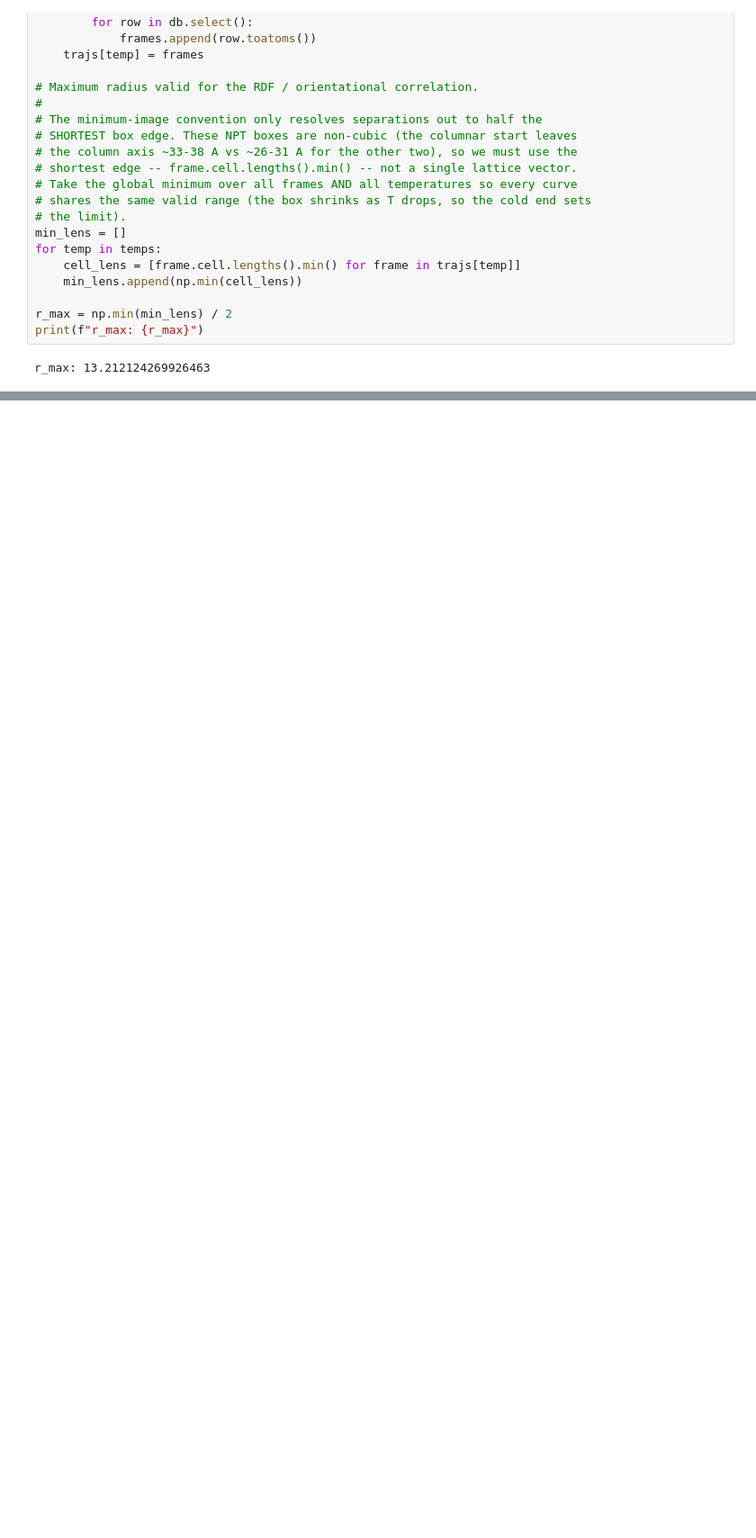
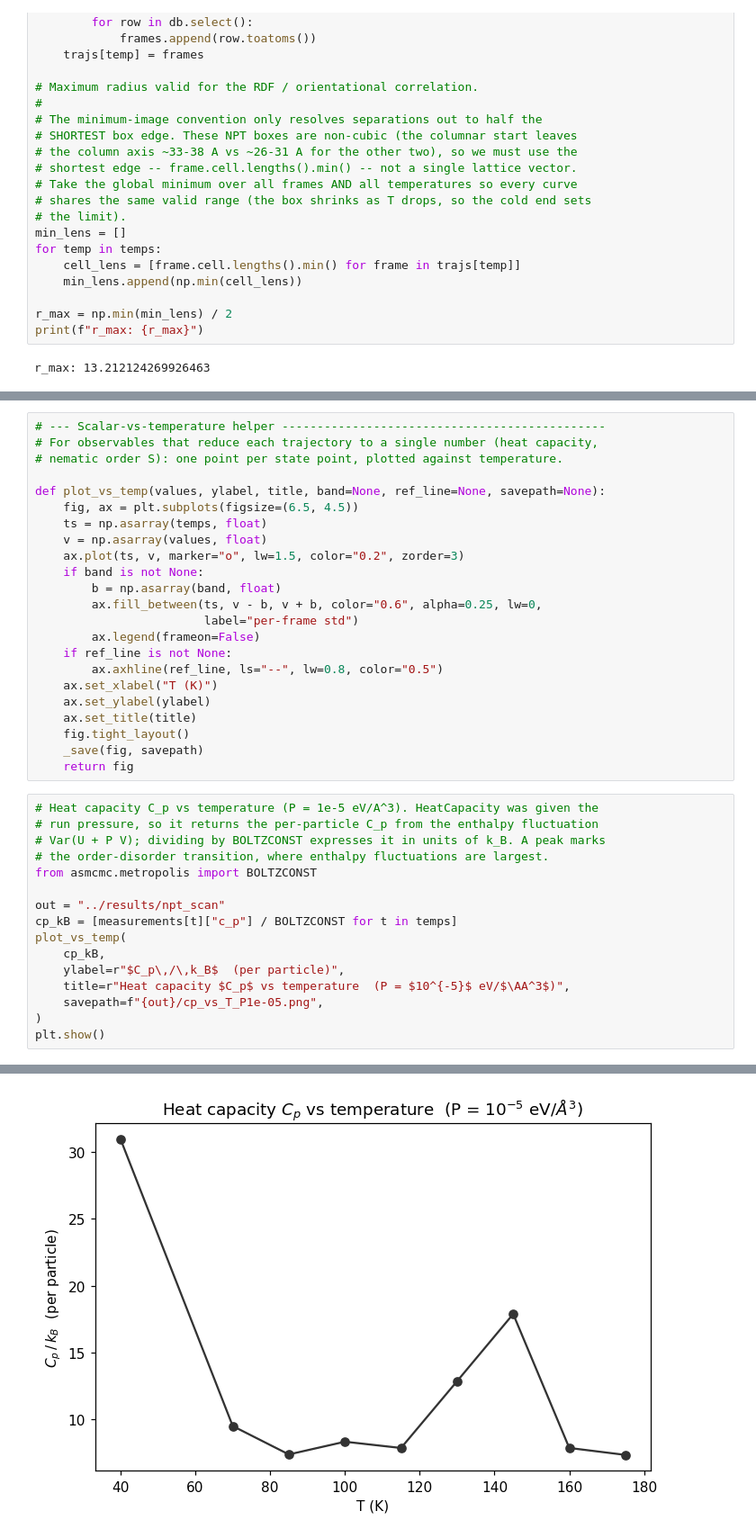
Before and after one commit to ortengren/as_mc, a Jupyter notebook: notebooks/plot_npt_scan.ipynb, the cells around one changed output, grey strips where cells are left out. Shown at 90% size. Drawn from its saved outputs; the diff is of its cells as text; blank space fills up the shorter version.

```diff
--- a/notebooks/plot_npt_scan.ipynb
+++ b/notebooks/plot_npt_scan.ipynb
@@ -158,0 +278,40 @@ saved ../results/npt_scan/ocf_ridgeline_P1e-05.png
+# %%
+# --- Scalar-vs-temperature helper ----------------------------------------------
+# For observables that reduce each trajectory to a single number (heat capacity,
+# nematic order S): one point per state point, plotted against temperature.
+
+def plot_vs_temp(values, ylabel, title, band=None, ref_line=None, savepath=None):
+    fig, ax = plt.subplots(figsize=(6.5, 4.5))
+    ts = np.asarray(temps, float)
+    v = np.asarray(values, float)
+    ax.plot(ts, v, marker="o", lw=1.5, color="0.2", zorder=3)
+    if band is not None:
+        b = np.asarray(band, float)
+        ax.fill_between(ts, v - b, v + b, color="0.6", alpha=0.25, lw=0,
+                        label="per-frame std")
+        ax.legend(frameon=False)
+    if ref_line is not None:
+        ax.axhline(ref_line, ls="--", lw=0.8, color="0.5")
+    ax.set_xlabel("T (K)")
+    ax.set_ylabel(ylabel)
+    ax.set_title(title)
+    fig.tight_layout()
+    _save(fig, savepath)
+    return fig
+# %%
+# Heat capacity C_p vs temperature (P = 1e-5 eV/A^3). HeatCapacity was given the
+# run pressure, so it returns the per-particle C_p from the enthalpy fluctuation
+# Var(U + P V); dividing by BOLTZCONST expresses it in units of k_B. A peak marks
+# the order-disorder transition, where enthalpy fluctuations are largest.
+from asmcmc.metropolis import BOLTZCONST
+
+out = "../results/npt_scan"
+cp_kB = [measurements[t]["c_p"] / BOLTZCONST for t in temps]
+plot_vs_temp(
+    cp_kB,
+    ylabel=r"$C_p\,/\,k_B$  (per particle)",
+    title=r"Heat capacity $C_p$ vs temperature  (P = $10^{-5}$ eV/$\AA^3$)",
+    savepath=f"{out}/cp_vs_T_P1e-05.png",
+)
+plt.show()
+# %% [output]
@@ -158,0 +319 @@ saved ../results/npt_scan/ocf_ridgeline_P1e-05.png
+[figure, added]
```
Also changed, not shown: parts of 8 cells of this notebook, 6 other files.
